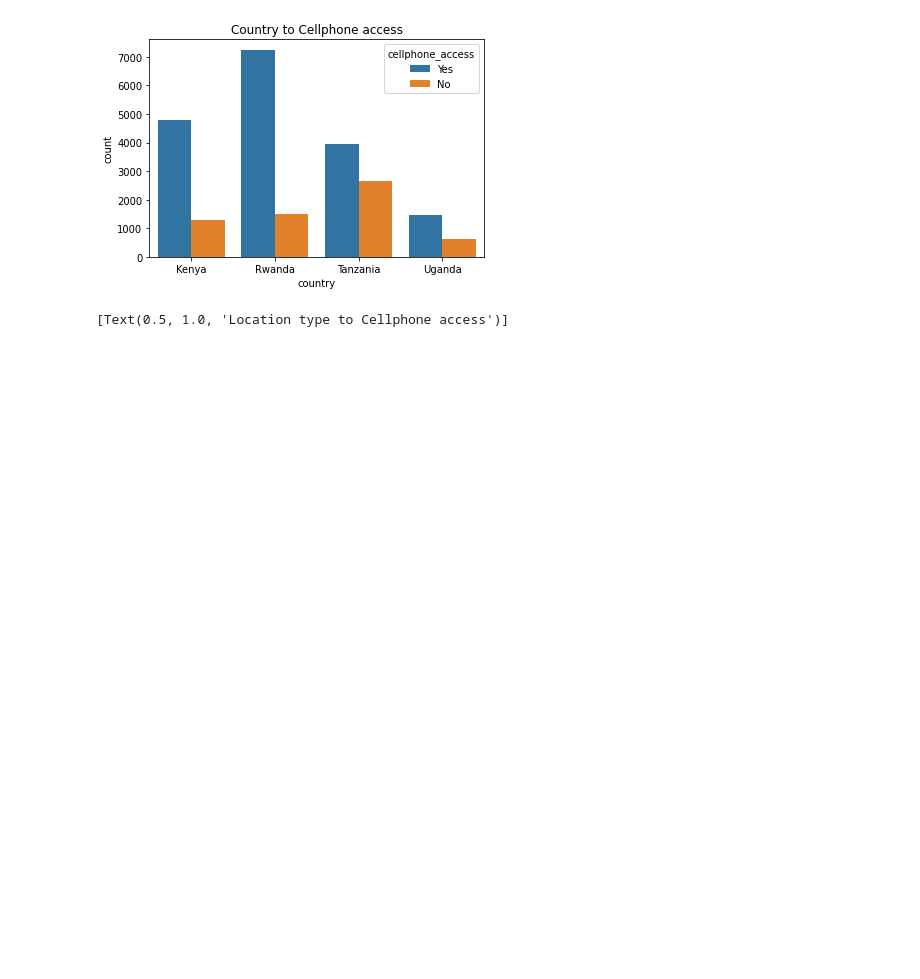
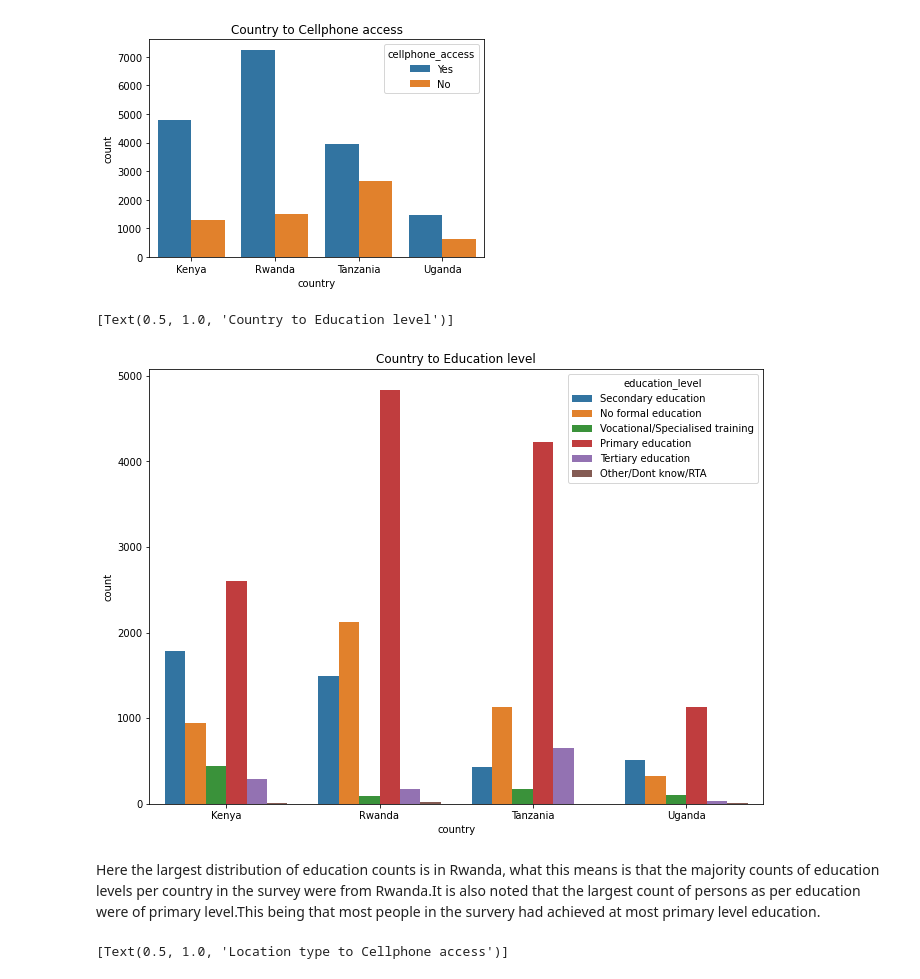
Before and after one commit to BrandonBosire/Financial-Inclusivity, a Jupyter notebook: Brainy_Badgers_Financial_Inclusion.ipynb, the cells around one changed output. Saved outputs shown, nothing was run; the diff lists cells and outputs as text; code cells hidden in the pictures; blank space fills up the shorter version.

```diff
--- a/Brainy_Badgers_Financial_Inclusion.ipynb
+++ b/Brainy_Badgers_Financial_Inclusion.ipynb
@@ -559,4 +559,15 @@ sns.countplot(x='country', data=df ,hue='cellphone_access' ).set(title='Country
 # %% [output]
 [Text(0.5, 1.0, 'Country to Cellphone access')]
 [figure]
+# %%
+#The seventh visualization will regard.
+#Determinating the distribution of education levels and countries.
+#
+plt.figure(figsize=(11,8))
+sns.countplot(x='country', data=df ,hue='education_level' ).set(title='Country to Education level')
+# %% [output]
+[Text(0.5, 1.0, 'Country to Education level')]
+[figure, added]
+# %% [markdown]
+Here the largest distribution of education counts is in Rwanda, what this means is that the majority counts of education levels per country in the survey were from Rwanda.It is also noted that the largest count of persons as per education were of primary level.This being that most people in the survery had achieved at most primary level education.
 # %%
```
Also changed, not shown: parts of 6 cells of this notebook.
